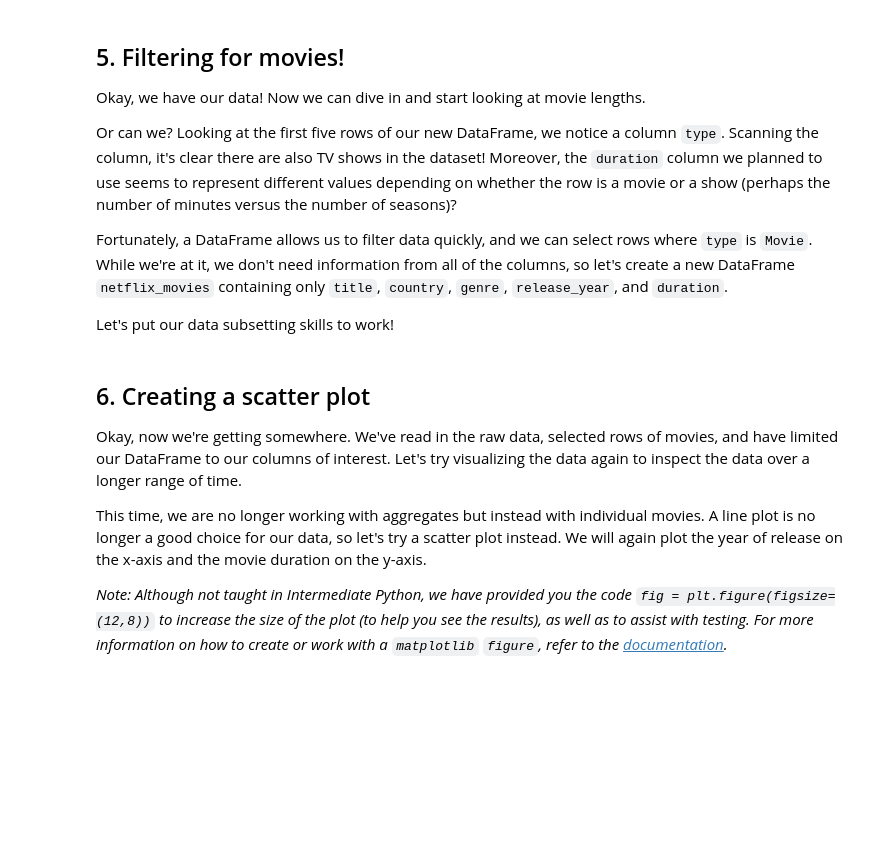
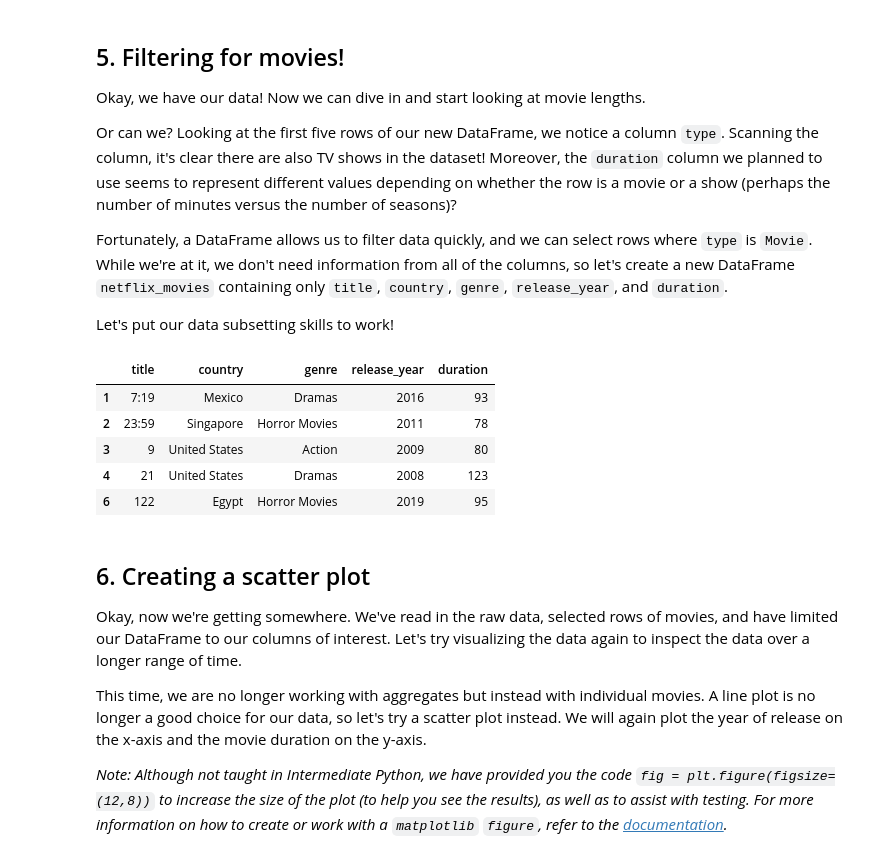
Before and after one commit to nsfoliveira/DataScience_and_DataAnalysis, a Jupyter notebook: Projectt_InvestigatingNetflixMoviesAandGuestStarsInTheOffice/Notebook_CT_DS_PROJECT_1.ipynb, the cells around one changed output. Cells and saved outputs as stored; diff of their text form; code cells hidden in the pictures; blank space fills up the shorter version.

```diff
--- a/Projectt_InvestigatingNetflixMoviesAandGuestStarsInTheOffice/Notebook_CT_DS_PROJECT_1.ipynb
+++ b/Projectt_InvestigatingNetflixMoviesAandGuestStarsInTheOffice/Notebook_CT_DS_PROJECT_1.ipynb
@@ -85,13 +94,20 @@ netflix_df = ...
 <p>Let's put our data subsetting skills to work!</p>
 # %%
 # Subset the DataFrame for type "Movie"
-netflix_df_movies_only = ...
+netflix_df_movies_only = netflix_df[netflix_df["type" ] == 'Movie']
 
 # Select only the columns of interest
-netflix_movies_col_subset = ...
+netflix_movies_col_subset = netflix_df_movies_only[["title","country", "genre","release_year", "duration"]]
 
 # Print the first five rows of the new DataFrame
-...
+netflix_movies_col_subset.head(5)
+# %% [output]
+|  | title | country | genre | release_year | duration |
+| 1 | 7:19 | Mexico | Dramas | 2016 | 93 |
+| 2 | 23:59 | Singapore | Horror Movies | 2011 | 78 |
+| 3 | 9 | United States | Action | 2009 | 80 |
+| 4 | 21 | United States | Dramas | 2008 | 123 |
+| 6 | 122 | Egypt | Horror Movies | 2019 | 95 |
 # %% [markdown]
 ## 6. Creating a scatter plot
 <p>Okay, now we're getting somewhere. We've read in the raw data, selected rows of movies, and have limited our DataFrame to our columns of interest. Let's try visualizing the data again to inspect the data over a longer range of time.</p>
```
Also changed, not shown: parts of 2 cells of this notebook.
